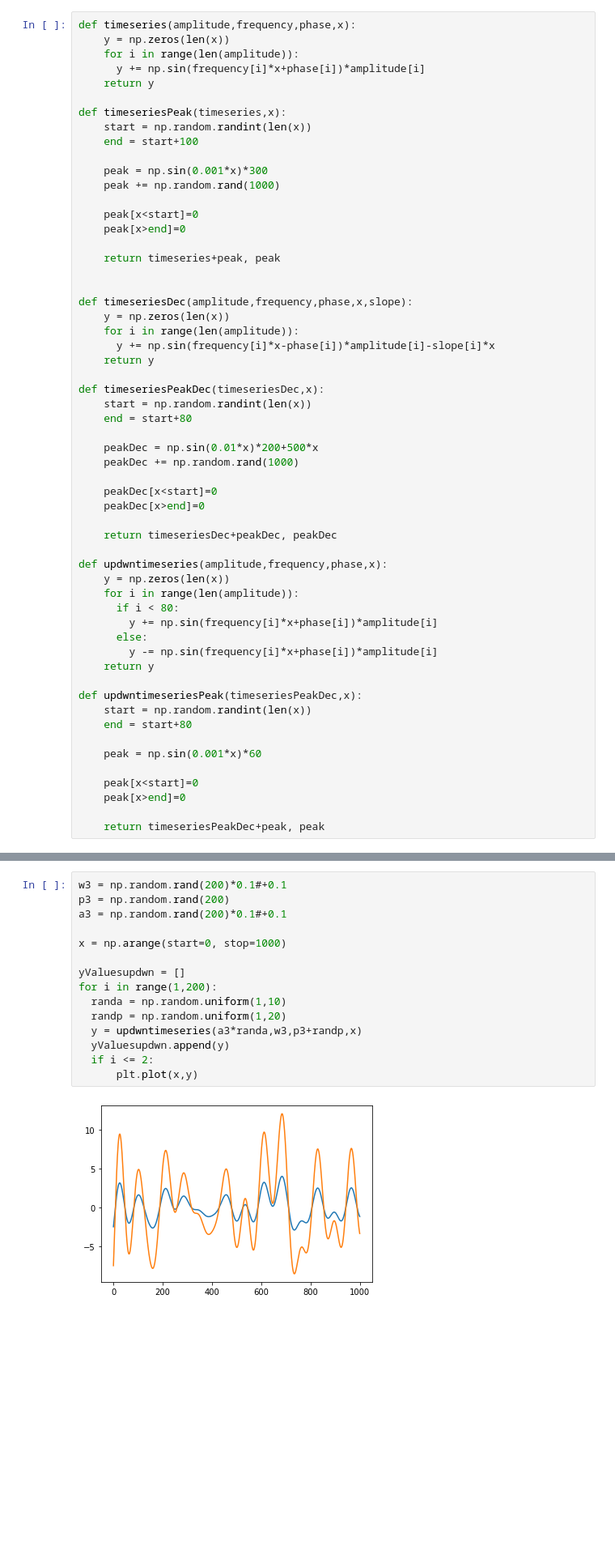
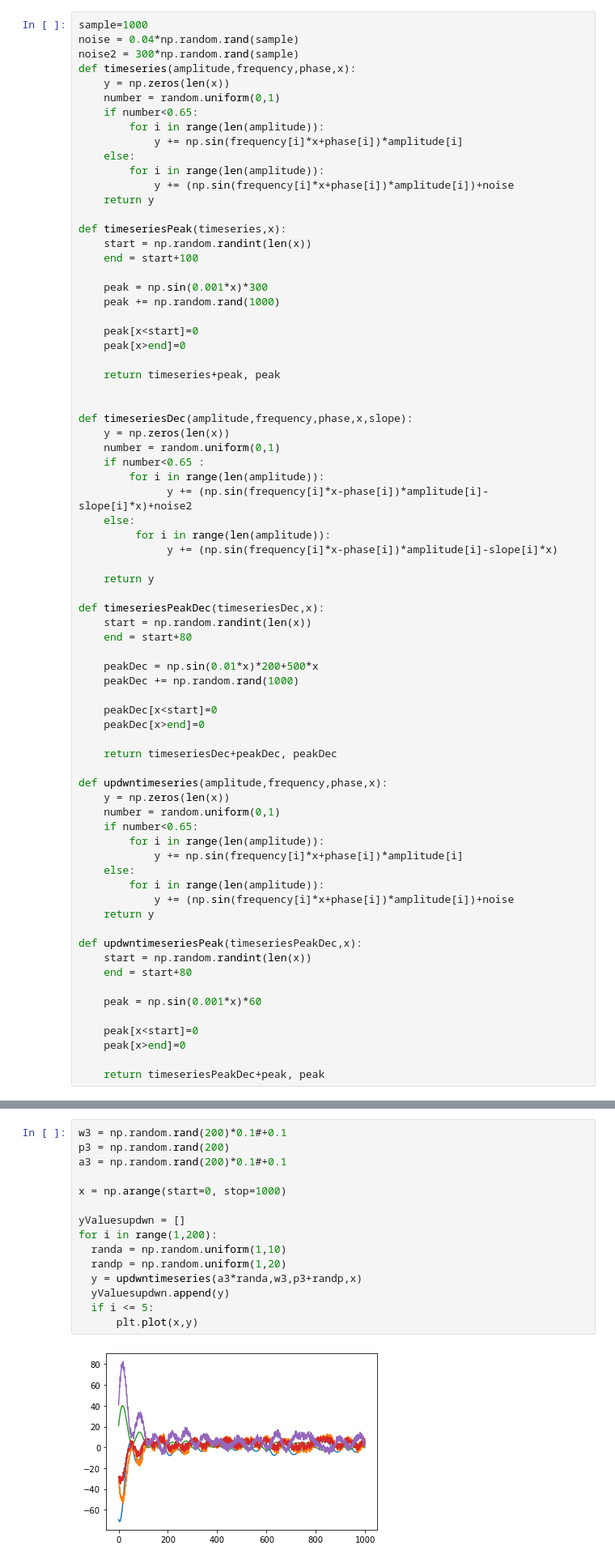
Before and after one commit to OscarCabreraRodriguez/TimeSeriesAnomalyDetection, a Jupyter notebook: ADND.ipynb, the cells around one changed output, grey strips where cells are left out. Shown at 81% size. Cells and saved outputs as stored; diff of their text form; blank space fills up the shorter version.

```diff
--- a/ADND.ipynb
+++ b/ADND.ipynb
@@ -15,10 +16,18 @@ x = number of points
 
 φ = phase of the signal (where do we start)
 # %%
+sample=1000
+noise = 0.04*np.random.rand(sample)
+noise2 = 300*np.random.rand(sample)
 def timeseries(amplitude,frequency,phase,x):
     y = np.zeros(len(x))
-    for i in range(len(amplitude)):
-      y += np.sin(frequency[i]*x+phase[i])*amplitude[i]
+    number = random.uniform(0,1)
+    if number<0.65:
+        for i in range(len(amplitude)):
+            y += np.sin(frequency[i]*x+phase[i])*amplitude[i]
+    else:
+        for i in range(len(amplitude)):
+            y += (np.sin(frequency[i]*x+phase[i])*amplitude[i])+noise
     return y
 
 def timeseriesPeak(timeseries,x):
@@ -36,8 +45,14 @@ def timeseriesPeak(timeseries,x):
 
 def timeseriesDec(amplitude,frequency,phase,x,slope):
     y = np.zeros(len(x))
-    for i in range(len(amplitude)):
-      y += np.sin(frequency[i]*x-phase[i])*amplitude[i]-slope[i]*x
+    number = random.uniform(0,1)
+    if number<0.65 :
+        for i in range(len(amplitude)):
+              y += (np.sin(frequency[i]*x-phase[i])*amplitude[i]-slope[i]*x)+noise2
+    else:
+         for i in range(len(amplitude)):
+              y += (np.sin(frequency[i]*x-phase[i])*amplitude[i]-slope[i]*x)
+
     return y
 
 def timeseriesPeakDec(timeseriesDec,x):
@@ -54,11 +69,13 @@ def timeseriesPeakDec(timeseriesDec,x):
 
 def updwntimeseries(amplitude,frequency,phase,x):
     y = np.zeros(len(x))
-    for i in range(len(amplitude)):
-      if i < 80:
-        y += np.sin(frequency[i]*x+phase[i])*amplitude[i]
-      else:
-        y -= np.sin(frequency[i]*x+phase[i])*amplitude[i]
+    number = random.uniform(0,1)
+    if number<0.65:
+        for i in range(len(amplitude)):
+            y += np.sin(frequency[i]*x+phase[i])*amplitude[i]
+    else:
+        for i in range(len(amplitude)):
+            y += (np.sin(frequency[i]*x+phase[i])*amplitude[i])+noise
     return y
 
 def updwntimeseriesPeak(timeseriesPeakDec,x):
@@ -139,20 +158,20 @@ for i in range(0,len(yValuesDec)):
 # %%
 w3 = np.random.rand(200)*0.1#+0.1
 p3 = np.random.rand(200)
 a3 = np.random.rand(200)*0.1#+0.1
 
 x = np.arange(start=0, stop=1000)
 
 yValuesupdwn = []
 for i in range(1,200):
   randa = np.random.uniform(1,10)
   randp = np.random.uniform(1,20)
   y = updwntimeseries(a3*randa,w3,p3+randp,x)
   yValuesupdwn.append(y)
-  if i <= 2:
+  if i <= 5:
       plt.plot(x,y)
 # %% [output]
-[figure, old version]
+[figure, new version]
 # %%
 ySpikesupdwn = []
 for i in range(0,len(yValuesupdwn)):
```
Also changed, not shown: parts of 16 cells of this notebook.
